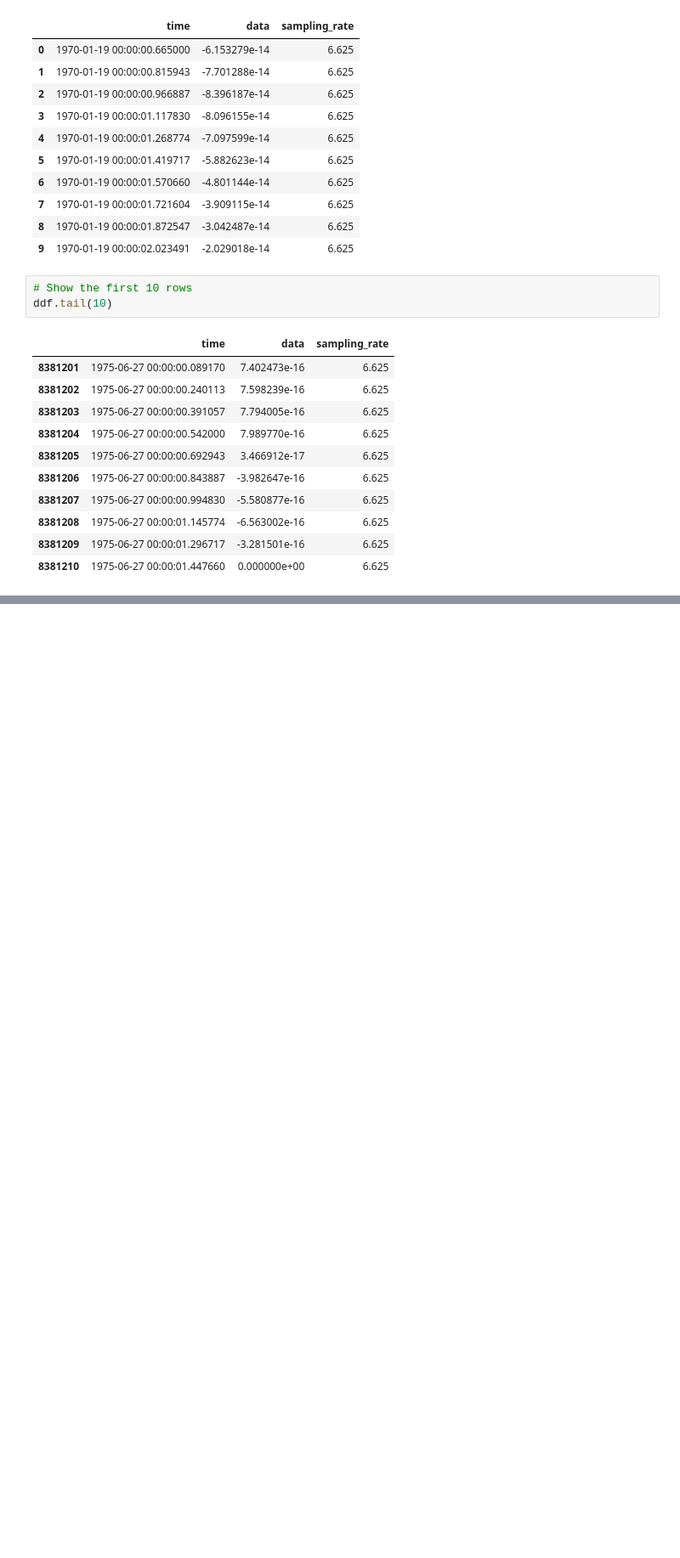
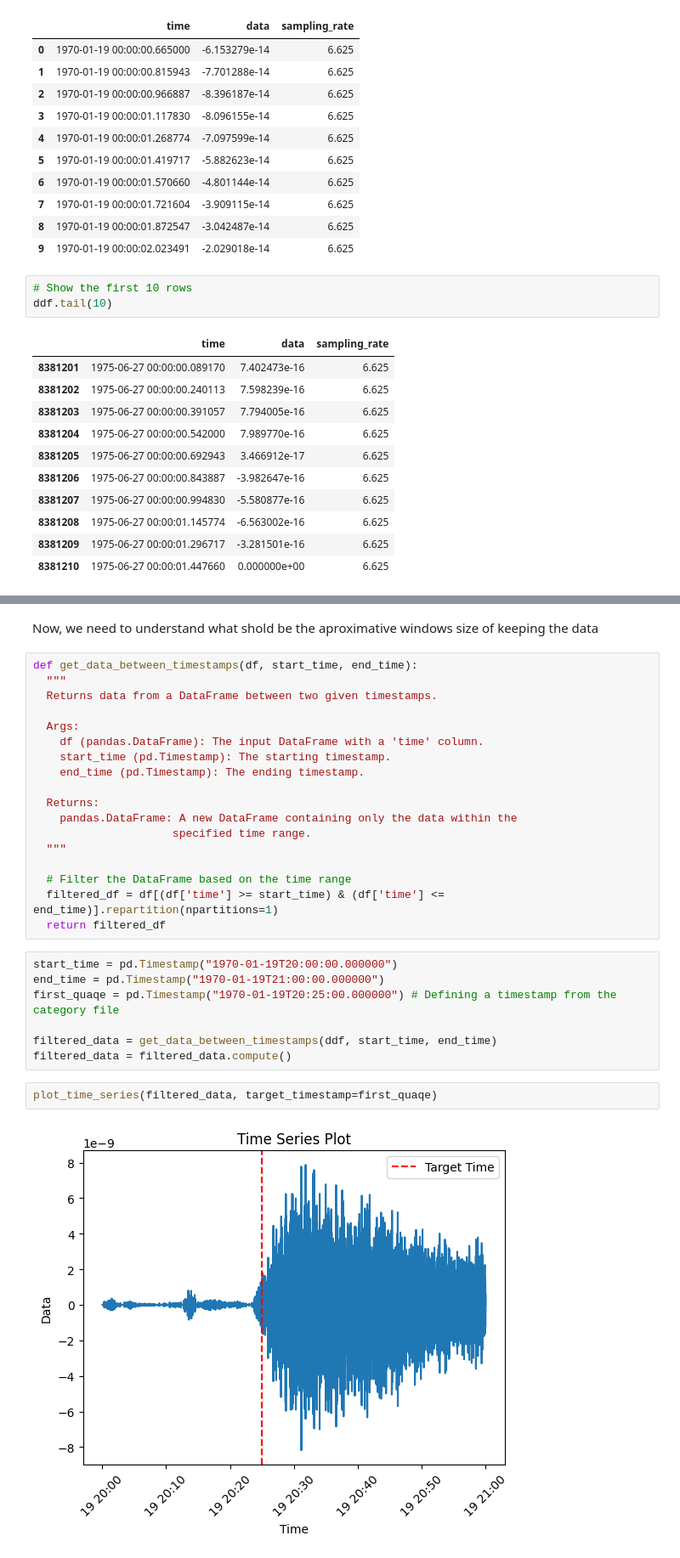
Before and after one commit to Cripry/NASA-SpaceApps, a Jupyter notebook: src/notebooks/lunar_data_preprocessing.ipynb, the cells around one changed output, grey strips where cells are left out. Shown at 85% size. Saved outputs shown, nothing was run; the diff lists cells and outputs as text; blank space fills up the shorter version.

```diff
--- a/src/notebooks/lunar_data_preprocessing.ipynb
+++ b/src/notebooks/lunar_data_preprocessing.ipynb
@@ -137,0 +482,31 @@ ddf.tail(10)
+# %% [markdown]
+Now, we need to understand what shold be the aproximative windows size of keeping the data
+# %%
+def get_data_between_timestamps(df, start_time, end_time):
+  """
+  Returns data from a DataFrame between two given timestamps.
+
+  Args:
+    df (pandas.DataFrame): The input DataFrame with a 'time' column.
+    start_time (pd.Timestamp): The starting timestamp.
+    end_time (pd.Timestamp): The ending timestamp.
+
+  Returns:
+    pandas.DataFrame: A new DataFrame containing only the data within the
+                     specified time range.
+  """
+
+  # Filter the DataFrame based on the time range
+  filtered_df = df[(df['time'] >= start_time) & (df['time'] <= end_time)].repartition(npartitions=1)
+  return filtered_df
+# %%
+start_time = pd.Timestamp("1970-01-19T20:00:00.000000")
+end_time = pd.Timestamp("1970-01-19T21:00:00.000000")
+first_quaqe = pd.Timestamp("1970-01-19T20:25:00.000000") # Defining a timestamp from the category file
+
+filtered_data = get_data_between_timestamps(ddf, start_time, end_time)
+filtered_data = filtered_data.compute()
+# %%
+plot_time_series(filtered_data, target_timestamp=first_quaqe)
+# %% [output]
+[figure, added]
```
Also changed, not shown: parts of 35 cells of this notebook, 2 other files.
